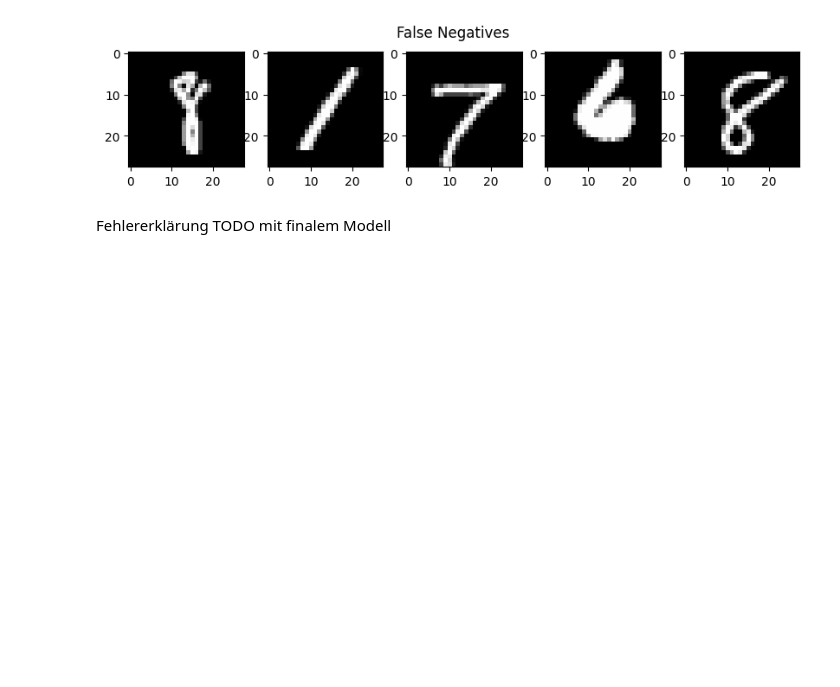
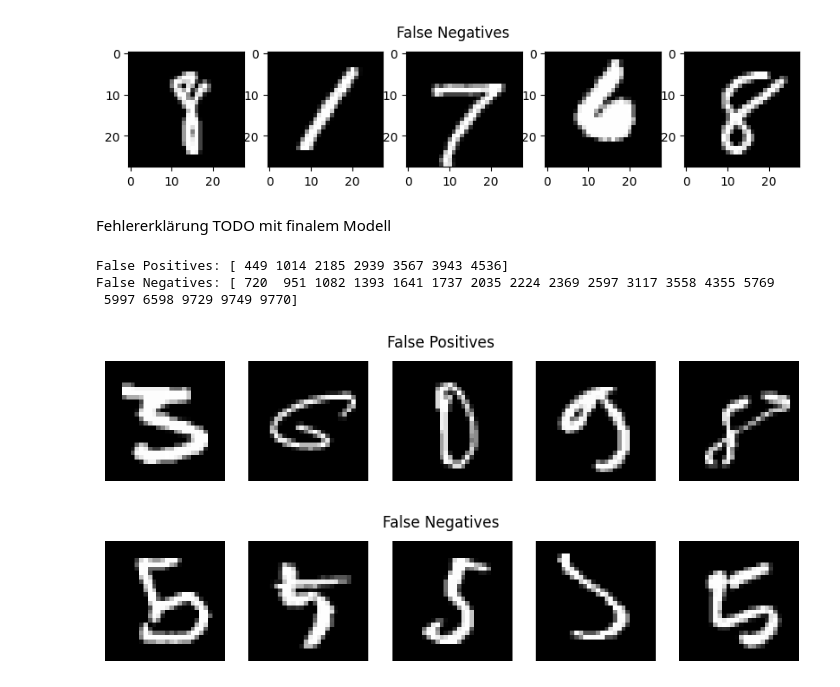
Before and after one commit to PaulBichl/machine-learning, a Jupyter notebook: src/machine_learning/NumberClassification/Load_MNIST_Data.ipynb, the cells around one changed output. Drawn from its saved outputs; the diff is of its cells as text; code cells hidden in the pictures; blank space fills up the shorter version.

```diff
--- a/src/machine_learning/NumberClassification/Load_MNIST_Data.ipynb
+++ b/src/machine_learning/NumberClassification/Load_MNIST_Data.ipynb
@@ -209,3 +209,45 @@ for id, i in enumerate(false_negatives):
 [figure]
 # %% [markdown]
 Fehlererklärung TODO mit finalem Modell
+# %%
+import numpy as np
+import matplotlib.pyplot as plt
+
+# Ensure y_pred is binary
+y_pred_binary = (y_pred >= 0.5).astype(int)
+
+# Get false positives and false negatives
+false_positives = np.where((y_test_binary == 0) & (y_pred_binary == 1))[0]
+false_negatives = np.where((y_test_binary == 1) & (y_pred_binary == 0))[0]
+
+# Print to verify indices
+print("False Positives:", false_positives)
+print("False Negatives:", false_negatives)
+
+# Limit to 5 for display
+false_positives = false_positives[:5]
+false_negatives = false_negatives[:5]
+
+# Plot False Positives
+fig, ax = plt.subplots(1, 5, figsize=(10, 2))
+fig.suptitle("False Positives")
+for idx, i in enumerate(false_positives):
+    test_image = X_test[i].reshape(28, 28)
+    ax[idx].imshow(test_image, cmap='gray', vmin=0, vmax=255)
+    ax[idx].axis('off')
+
+# Plot False Negatives
+fig, ax = plt.subplots(1, 5, figsize=(10, 2))
+fig.suptitle("False Negatives")
+for idx, i in enumerate(false_negatives):
+    test_image = X_test[i].reshape(28, 28)
+    ax[idx].imshow(test_image, cmap='gray', vmin=0, vmax=255)
+    ax[idx].axis('off')
+
+plt.show()
+# %% [output]
+False Positives: [ 449 1014 2185 2939 3567 3943 4536]
+False Negatives: [ 720  951 1082 1393 1641 1737 2035 2224 2369 2597 3117 3558 4355 5769
+ 5997 6598 9729 9749 9770]
+[figure, added]
+[figure, added]
```
